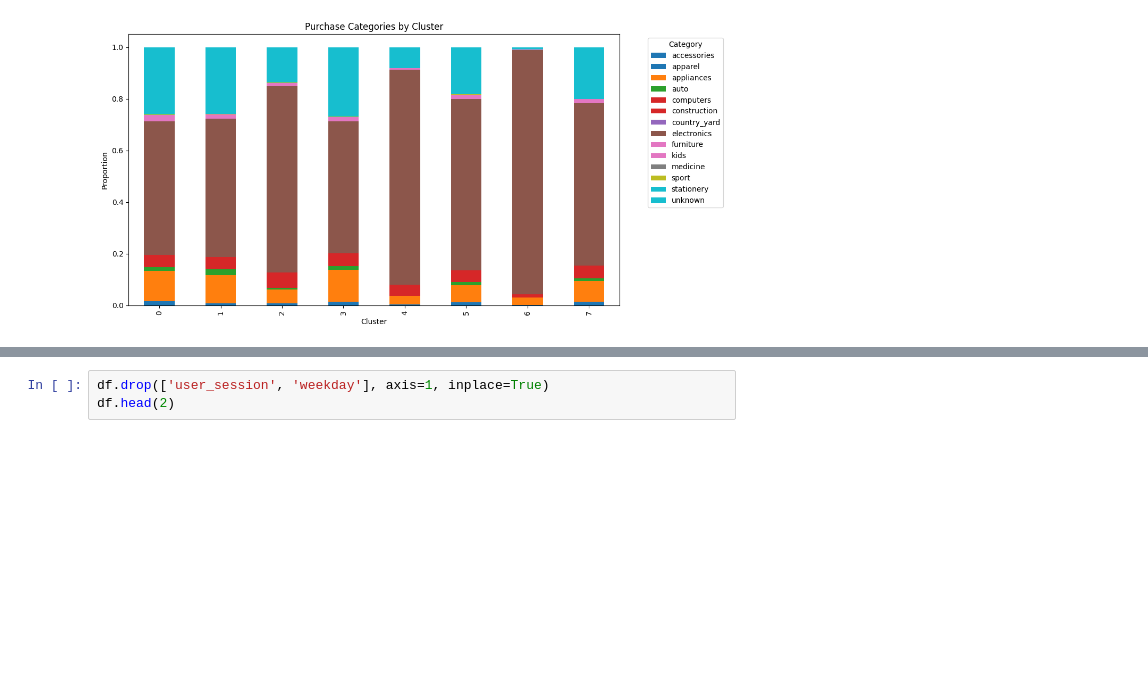
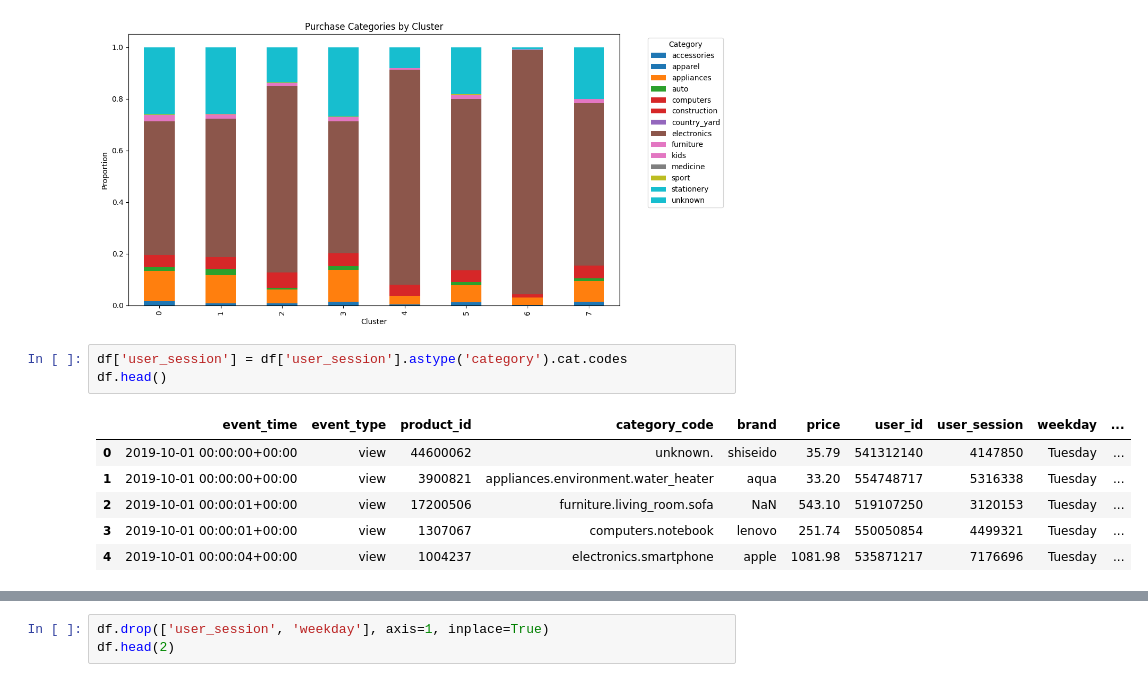
Before and after one commit to HyunsungRyu/Ecommerce_analysis, a Jupyter notebook: customer_behavior_log_analysis.ipynb, the cells around one changed output, grey strips where cells are left out. Saved outputs shown, nothing was run; the diff lists cells and outputs as text; blank space fills up the shorter version.

```diff
--- a/customer_behavior_log_analysis.ipynb
+++ b/customer_behavior_log_analysis.ipynb
@@ -470,3 +470,13 @@ plt.tight_layout()
 plt.show()
 # %% [output]
 [figure]
+# %%
+df['user_session'] = df['user_session'].astype('category').cat.codes
+df.head()
+# %% [output]
+|  | event_time | event_type | product_id | category_code | brand | price | user_id | user_session | weekday | ... |
+| 0 | 2019-10-01 00:00:00+00:00 | view | 44600062 | unknown. | shiseido | 35.79 | 541312140 | 4147850 | Tuesday | ... |
+| 1 | 2019-10-01 00:00:00+00:00 | view | 3900821 | appliances.environment.water_heater | aqua | 33.20 | 554748717 | 5316338 | Tuesday | ... |
+| 2 | 2019-10-01 00:00:01+00:00 | view | 17200506 | furniture.living_room.sofa | NaN | 543.10 | 519107250 | 3120153 | Tuesday | ... |
+| 3 | 2019-10-01 00:00:01+00:00 | view | 1307067 | computers.notebook | lenovo | 251.74 | 550050854 | 4499321 | Tuesday | ... |
+| 4 | 2019-10-01 00:00:04+00:00 | view | 1004237 | electronics.smartphone | apple | 1081.98 | 535871217 | 7176696 | Tuesday | ... |
```
Also changed, not shown: parts of 9 cells of this notebook.
